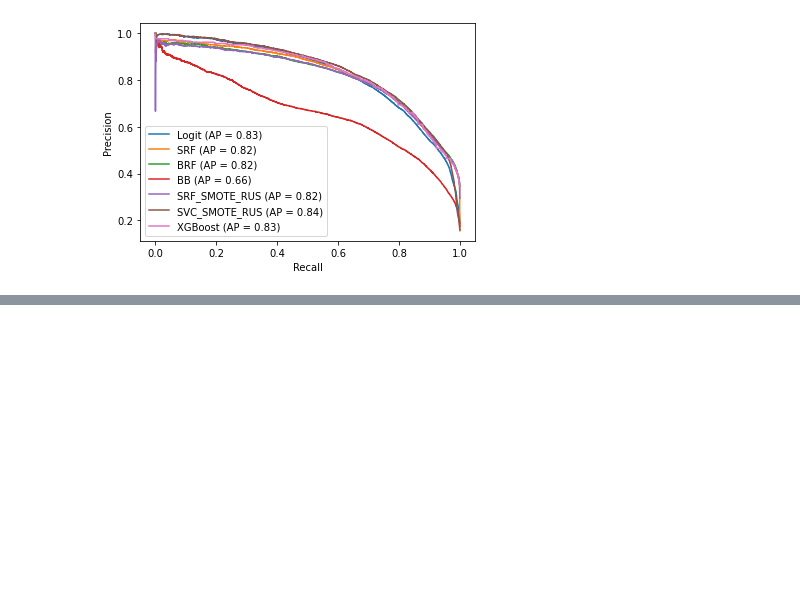
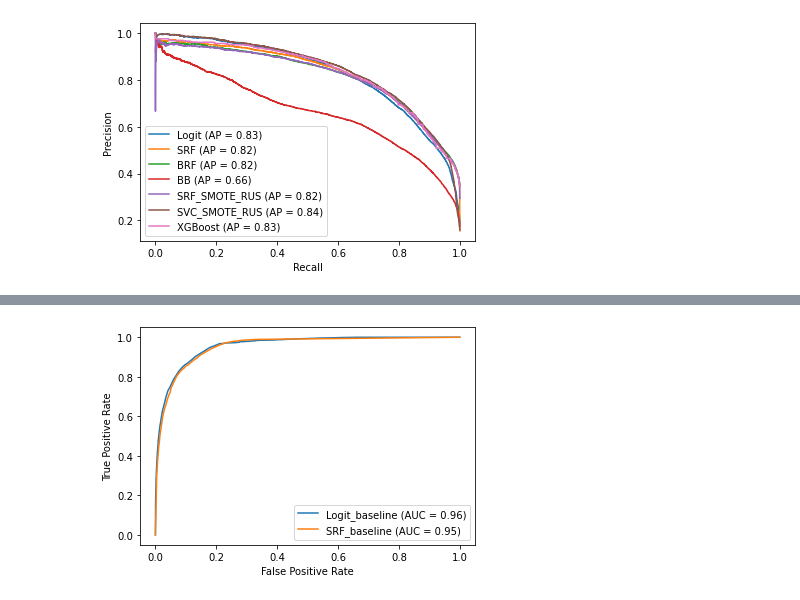
Before and after one commit to benediktstroebl/Traffic-Accident-Prediction-Berlin, a Jupyter notebook: codes/MODELS_main_predict.ipynb, the cells around one changed output, grey strips where cells are left out. Saved outputs shown, nothing was run; the diff lists cells and outputs as text; code cells hidden in the pictures; blank space fills up the shorter version.

```diff
--- a/codes/MODELS_main_predict.ipynb
+++ b/codes/MODELS_main_predict.ipynb
@@ -665,12 +673,14 @@ RocCurveDisplay.from_estimator(
 # %%
 RocCurveDisplay.from_estimator(
     lr_b_clf, X_test, y_test, name="Logit_baseline", ax=plt.gca()
 )
 
 RocCurveDisplay.from_estimator(
     rf_b_clf, X_test, y_test, name="SRF_baseline", ax=plt.gca()
 )
 
-plt.xlabel("Recall")
+plt.xlabel("False Positive Rate")
 plt.ylabel("True Positive Rate")
 plt.savefig("roc_b_curve.png", bbox_inches='tight')
+# %% [output]
+[figure, added]
```
Also changed, not shown: parts of 4 cells of this notebook.
